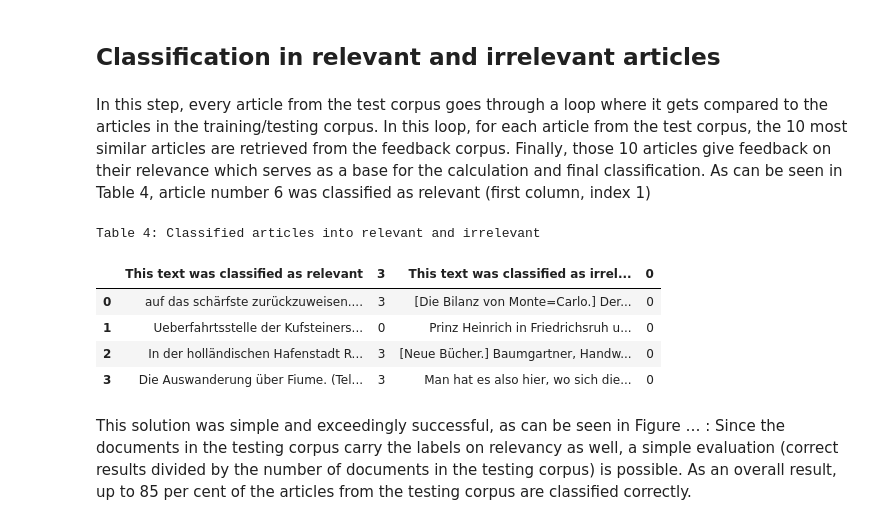
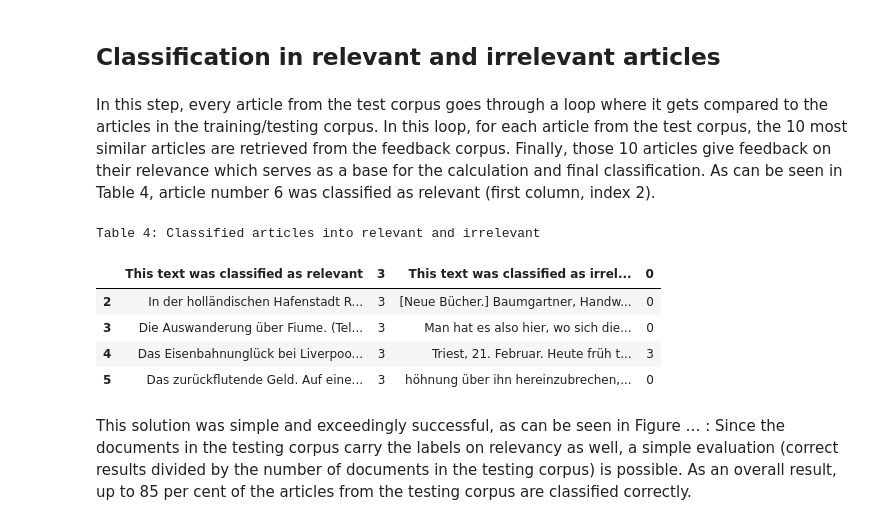
Before and after one commit to soberbichler/Topic-specific-corpus-building_OberbichlerPfanzelter, a Jupyter notebook: news_article_similarity_remigration_notebook.ipynb, the cells around one changed output. Saved outputs shown, nothing was run; the diff lists cells and outputs as text; code cells hidden in the pictures.

```diff
--- a/news_article_similarity_remigration_notebook.ipynb
+++ b/news_article_similarity_remigration_notebook.ipynb
@@ -447,47 +447,46 @@ Table 4: Most similar articles from the training/feedback corpus for article num
 # %% [markdown]
 ## Classification in relevant and irrelevant articles
 # %% [markdown]
-In this step, every article from the test corpus goes through a loop where it gets compared to the articles in the training/testing corpus. In this loop, for each article from the test corpus, the 10 most similar articles are retrieved from the feedback corpus. Finally, those 10 articles give feedback on their relevance which serves as a base for the calculation and final classification. As can be seen in Table 4, article number 6 was classified as relevant (first column, index 1)
+In this step, every article from the test corpus goes through a loop where it gets compared to the articles in the training/testing corpus. In this loop, for each article from the test corpus, the 10 most similar articles are retrieved from the feedback corpus. Finally, those 10 articles give feedback on their relevance which serves as a base for the calculation and final classification. As can be seen in Table 4, article number 6 was classified as relevant (first column, index 2).
 # %%
-# Classify into relevant and irrelevant
 index = 0
 while index < len(test_df) -1:
     index +=1
     new_bow = dictionary.doc2bow(test_df.iloc[index,2])
     new_doc_distribution = np.array([tup[1] for tup in lda.get_document_topics(bow=new_bow)])
     doc_topic_dist = np.stack([np.array([tup[1] for tup in lst]) for lst in lda[corpus]])
     doc_topic_dist.shape
     most_sim_ids = get_most_similar_documents(new_doc_distribution,doc_topic_dist)
     most_similar_df = train_df[train_df.index.isin(most_sim_ids)]
     relevant = []
     if sum(most_similar_df['relevancy']) > 17:
         text_relevant.append(test_df.iloc[index,1])
         number_relevant.append(test_df.iloc[index,0])
     else:
         text_non_relevant.append(test_df.iloc[index,1])
         number_non_relevant.append(test_df.iloc[index,0])
     pass
 
 df_relevant = pd.DataFrame(np.column_stack([text_relevant, number_relevant]),
                                columns=['Relevant_Text', 'Real_Relevancy'])
 
 df_non_relevant = pd.DataFrame(np.column_stack([text_non_relevant, number_non_relevant]),
                                columns=['Unrelevant_Text', 'Real_Revelancy'])
 
 
 df_results = pd.concat([df_relevant,df_non_relevant], ignore_index=True, axis=1)
 df_results.columns=['This text was classified as relevant', '3','This text was classified as irrelevant', '0']
 
-df_results['This text was classified as relevant'][0:4] = df_results['This text was classified as relevant'][0:4].apply(lambda x: x[:300])
-df_results['This text was classified as irrelevant'][0:4] = df_results['This text was classified as irrelevant'][0:4].apply(lambda x: x[:300])
-df_results[0:4].style.set_caption('Table 4: Classified articles into relevant and irrelevant')
+df_results['This text was classified as relevant'][2:6] = df_results['This text was classified as relevant'][2:6].apply(lambda x: x[:300])
+df_results['This text was classified as irrelevant'][2:6] = df_results['This text was classified as irrelevant'][2:6].apply(lambda x: x[:300])
+df_results[2:6].style.set_caption('Table 4: Classified articles into relevant and irrelevant')
 # %% [output]
 Table 4: Classified articles into relevant and irrelevant
 |  | This text was classified as relevant | 3 | This text was classified as irrel... | 0 |
-| 0 | auf das schärfste zurückzuweisen.... | 3 | [Die Bilanz von Monte=Carlo.] Der... | 0 |
-| 1 | Ueberfahrtsstelle der Kufsteiners... | 0 | Prinz Heinrich in Friedrichsruh u... | 0 |
 | 2 | In der holländischen Hafenstadt R... | 3 | [Neue Bücher.] Baumgartner, Handw... | 0 |
 | 3 | Die Auswanderung über Fiume. (Tel... | 3 | Man hat es also hier, wo sich die... | 0 |
+| 4 | Das Eisenbahnunglück bei Liverpoo... | 3 | Triest, 21. Februar. Heute früh t... | 3 |
+| 5 | Das zurückflutende Geld. Auf eine... | 3 | höhnung über ihn hereinzubrechen,... | 0 |
 # %% [markdown]
 This solution was simple and exceedingly successful, as can be seen in Figure … : Since the documents in the testing corpus carry the labels on relevancy as well, a simple evaluation (correct results divided by the number of documents in the testing corpus) is possible. As an overall result, up to 85 per cent of the articles from the testing corpus are classified correctly.
 # %%
```
Also changed, not shown: parts of 2 cells of this notebook.
